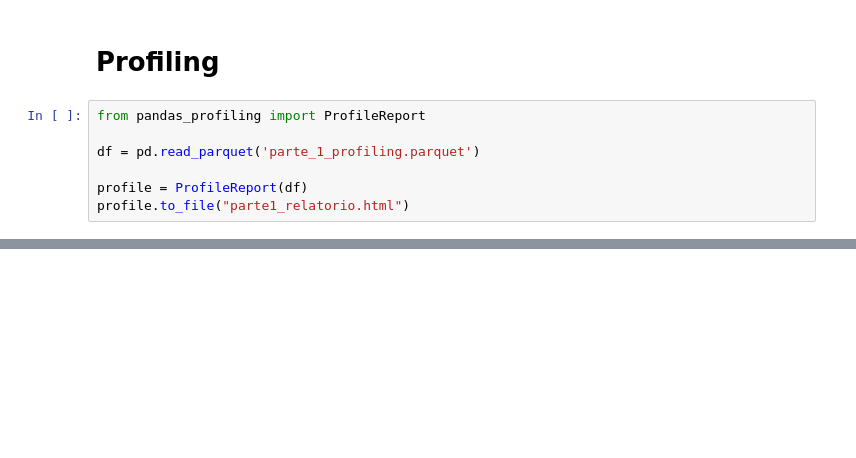
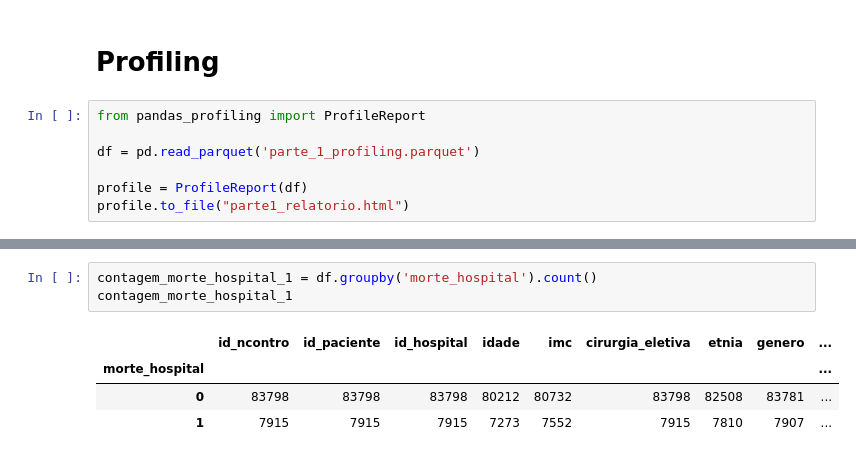
Before and after one commit to uiara/-PISI3_2022.2, a Jupyter notebook: data/analise.ipynb, the cells around one changed output, grey strips where cells are left out. Saved outputs shown, nothing was run; the diff lists cells and outputs as text; blank space fills up the shorter version.

```diff
--- a/data/analise.ipynb
+++ b/data/analise.ipynb
@@ -864,0 +904,8 @@ profile.to_file("parte1_relatorio.html")
+# %%
+contagem_morte_hospital_1 = df.groupby('morte_hospital').count()
+contagem_morte_hospital_1
+# %% [output]
+|  | id_ncontro | id_paciente | id_hospital | idade | imc | cirurgia_eletiva | etnia | genero | ... |
+| morte_hospital |  |  |  |  |  |  |  |  | ... |
+| 0 | 83798 | 83798 | 83798 | 80212 | 80732 | 83798 | 82508 | 83781 | ... |
+| 1 | 7915 | 7915 | 7915 | 7273 | 7552 | 7915 | 7810 | 7907 | ... |
```
Also changed, not shown: parts of 10 cells of this notebook, 2 other files.
